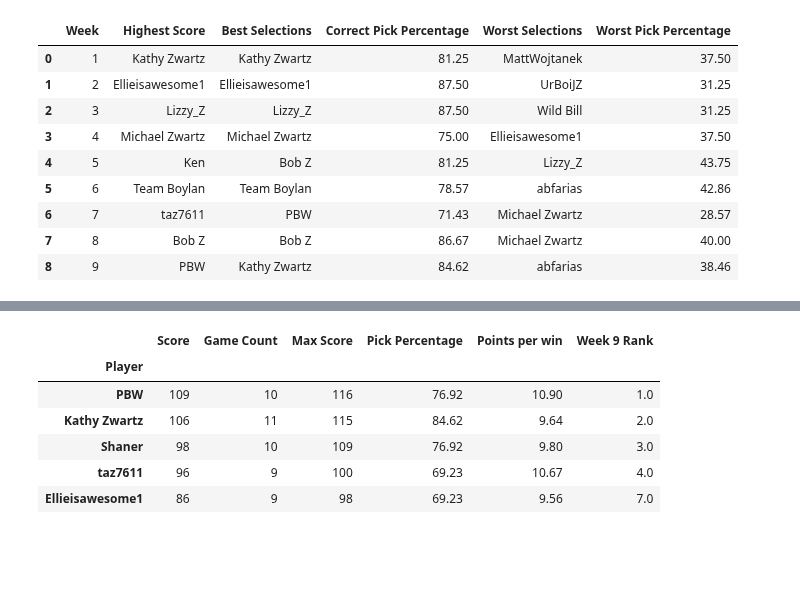
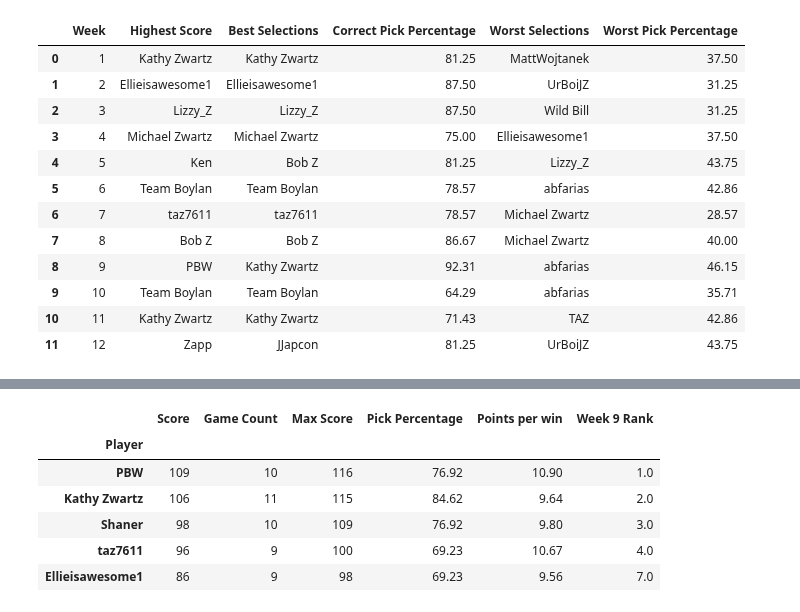
Before and after one commit to michaelzwartz/Confidence-pool, a Jupyter notebook: pool_notebook.ipynb, the cells around one changed output, grey strips where cells are left out. Drawn from its saved outputs; the diff is of its cells as text; code cells hidden in the pictures; blank space fills up the shorter version.

```diff
--- a/pool_notebook.ipynb
+++ b/pool_notebook.ipynb
@@ -6,10 +6,12 @@ from pool_functions import combine, totals, upset_counter, points_per_win, sum_t
 # %%
 #create list of result files
 results_csv = ['week1_results.csv', 'week2_results.csv', 'week3_results.csv', 'week4_results.csv',
- 'week5_results.csv', 'week6_results.csv', 'week7_results.csv', 'week8_results.csv', 'week9_results.csv']
+ 'week5_results.csv', 'week6_results.csv', 'week7_results.csv', 'week8_results.csv', 'week9_results.csv',
+ 'week10_results.csv', 'week11_results.csv', 'week12_results.csv']
 
 #create results dictionary
-results = {'week1': 1, 'week2': 2, 'week3': 3, 'week4': 4, 'week5': 5, 'week6': 6, 'week7': 7, 'week8': 8, 'week9': 9}
+results = {'week1': 1, 'week2': 2, 'week3': 3, 'week4': 4, 'week5': 5, 'week6': 6, 'week7': 7, 'week8': 8,
+ 'week9': 9, 'week10': 10, 'week11': 11, 'week12': 12}
 
 #read results files and add them to results dictionary
 i = 0
@@ -27,7 +29,9 @@ week6_stats = totals(results['week6'])
 week7_stats = totals(results['week7'])
 week8_stats = totals(results['week8'])
 week9_stats = totals(results['week9'])
-
+week10_stats = totals(results['week10'])
+week11_stats = totals(results['week11'])
+week12_stats = totals(results['week12'])
 
 #create season total df
 season_totals = pd.DataFrame(week1_stats.copy(), columns=['Score', 'Game Count'])
@@ -42,31 +46,40 @@ sum_totals(season_totals, week5_stats, 'Week 5 Rank')
 sum_totals(season_totals, week6_stats, 'Week 6 Rank')
 sum_totals(season_totals, week7_stats, 'Week 7 Rank')
 sum_totals(season_totals, week8_stats, 'Week 8 Rank')
-sum_totals(season_totals, week8_stats, 'Week 9 Rank')
+sum_totals(season_totals, week9_stats, 'Week 9 Rank')
+sum_totals(season_totals, week10_stats, 'Week 10 Rank')
+sum_totals(season_totals, week11_stats, 'Week 11 Rank')
+sum_totals(season_totals, week12_stats, 'Week 12 Rank')
 
 #caluculate the position change from the previous week
 season_totals['Rank Change Value'] = round(season_totals[season_totals.columns[len(season_totals.columns)-1]]-season_totals[season_totals.columns[len(season_totals.columns)-2]], 0)
 # %%
 best_worst_dic = {'Week': 1, 'Highest Score': week1_stats['Score'].idxmax(), 'Best Selections': week1_stats['Pick Percentage'].idxmax(), 'Correct Pick Percentage': week1_stats['Pick Percentage'].max(), 'Worst Selections': week1_stats['Pick Percentage'].idxmin(), 'Worst Pick Percentage': week1_stats['Pick Percentage'].min()}
 best_worst = pd.DataFrame(best_worst_dic, index=[0])
 best_worst.loc[len(best_worst.index)] = [2, week2_stats['Score'].idxmax(), week2_stats['Pick Percentage'].idxmax(), week2_stats['Pick Percentage'].max(),  week2_stats['Pick Percentage'].idxmin(), week2_stats['Pick Percentage'].min()]
 best_worst.loc[len(best_worst.index)] = [3, week3_stats['Score'].idxmax(), week3_stats['Pick Percentage'].idxmax(), week3_stats['Pick Percentage'].max(),  week3_stats['Pick Percentage'].idxmin(), week3_stats['Pick Percentage'].min()]
 best_worst.loc[len(best_worst.index)] = [4, week4_stats['Score'].idxmax(), week4_stats['Pick Percentage'].idxmax(), week4_stats['Pick Percentage'].max(),  week4_stats['Pick Percentage'].idxmin(), week4_stats['Pick Percentage'].min()]
 best_worst.loc[len(best_worst.index)] = [5, week5_stats['Score'].idxmax(), week5_stats['Pick Percentage'].idxmax(), week5_stats['Pick Percentage'].max(),  week5_stats['Pick Percentage'].idxmin(), week5_stats['Pick Percentage'].min()]
 best_worst.loc[len(best_worst.index)] = [6, week6_stats['Score'].idxmax(), week6_stats['Pick Percentage'].idxmax(), week6_stats['Pick Percentage'].max(),  week6_stats['Pick Percentage'].idxmin(), week6_stats['Pick Percentage'].min()]
 best_worst.loc[len(best_worst.index)] = [7, week7_stats['Score'].idxmax(), week7_stats['Pick Percentage'].idxmax(), week7_stats['Pick Percentage'].max(),  week7_stats['Pick Percentage'].idxmin(), week7_stats['Pick Percentage'].min()]
 best_worst.loc[len(best_worst.index)] = [8, week8_stats['Score'].idxmax(), week8_stats['Pick Percentage'].idxmax(), week8_stats['Pick Percentage'].max(),  week8_stats['Pick Percentage'].idxmin(), week8_stats['Pick Percentage'].min()]
 best_worst.loc[len(best_worst.index)] = [9, week9_stats['Score'].idxmax(), week9_stats['Pick Percentage'].idxmax(), week9_stats['Pick Percentage'].max(),  week9_stats['Pick Percentage'].idxmin(), week9_stats['Pick Percentage'].min()]
+best_worst.loc[len(best_worst.index)] = [10, week10_stats['Score'].idxmax(), week10_stats['Pick Percentage'].idxmax(), week10_stats['Pick Percentage'].max(),  week10_stats['Pick Percentage'].idxmin(), week10_stats['Pick Percentage'].min()]
+best_worst.loc[len(best_worst.index)] = [11, week11_stats['Score'].idxmax(), week11_stats['Pick Percentage'].idxmax(), week11_stats['Pick Percentage'].max(),  week11_stats['Pick Percentage'].idxmin(), week11_stats['Pick Percentage'].min()]
+best_worst.loc[len(best_worst.index)] = [12, week12_stats['Score'].idxmax(), week12_stats['Pick Percentage'].idxmax(), week12_stats['Pick Percentage'].max(),  week12_stats['Pick Percentage'].idxmin(), week12_stats['Pick Percentage'].min()]
 
 best_worst
 # %% [output]
 |  | Week | Highest Score | Best Selections | Correct Pick Percentage | Worst Selections | Worst Pick Percentage |
 | 0 | 1 | Kathy Zwartz | Kathy Zwartz | 81.25 | MattWojtanek | 37.50 |
 | 1 | 2 | Ellieisawesome1 | Ellieisawesome1 | 87.50 | UrBoiJZ | 31.25 |
 | 2 | 3 | Lizzy_Z | Lizzy_Z | 87.50 | Wild Bill | 31.25 |
 | 3 | 4 | Michael Zwartz | Michael Zwartz | 75.00 | Ellieisawesome1 | 37.50 |
 | 4 | 5 | Ken | Bob Z | 81.25 | Lizzy_Z | 43.75 |
 | 5 | 6 | Team Boylan | Team Boylan | 78.57 | abfarias | 42.86 |
-| 6 | 7 | taz7611 | PBW | 71.43 | Michael Zwartz | 28.57 |
+| 6 | 7 | taz7611 | taz7611 | 78.57 | Michael Zwartz | 28.57 |
 | 7 | 8 | Bob Z | Bob Z | 86.67 | Michael Zwartz | 40.00 |
-| 8 | 9 | PBW | Kathy Zwartz | 84.62 | abfarias | 38.46 |
+| 8 | 9 | PBW | Kathy Zwartz | 92.31 | abfarias | 46.15 |
+| 9 | 10 | Team Boylan | Team Boylan | 64.29 | abfarias | 35.71 |
+| 10 | 11 | Kathy Zwartz | Kathy Zwartz | 71.43 | TAZ | 42.86 |
+| 11 | 12 | Zapp | JJapcon | 81.25 | UrBoiJZ | 43.75 |
```
Also changed, not shown: parts of 5 cells of this notebook, 1 other file.
